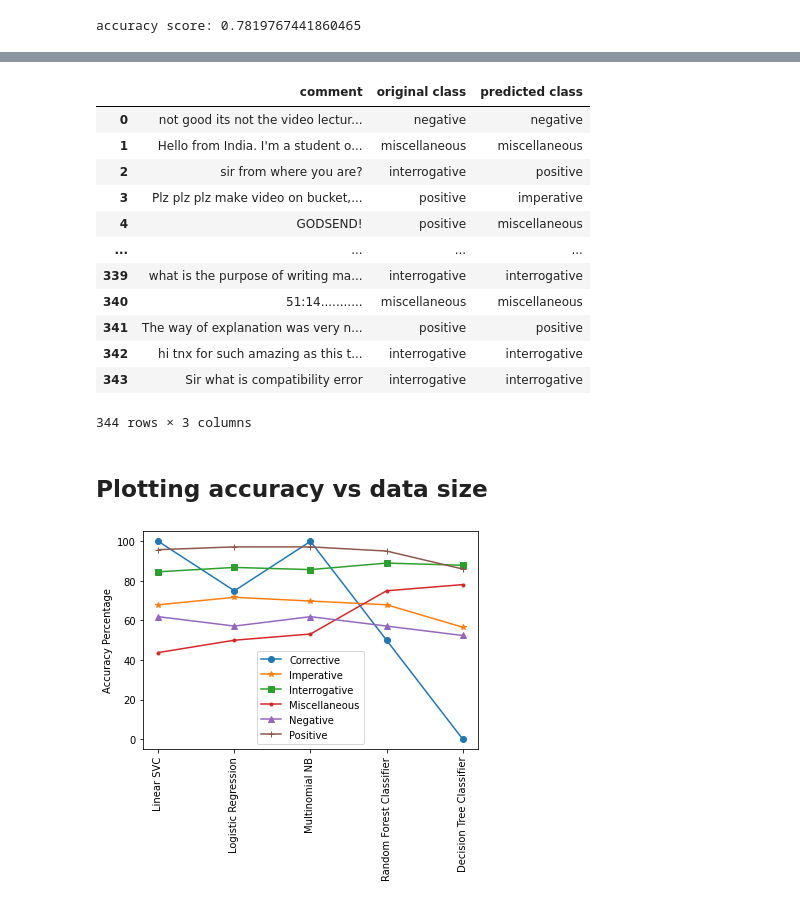
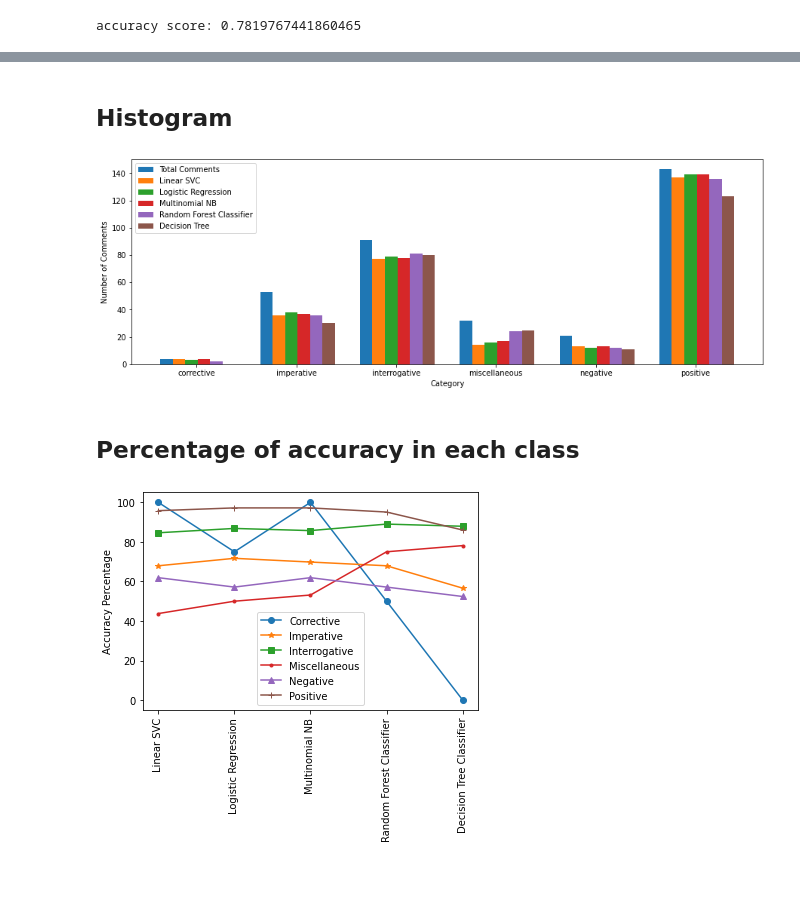
Before and after one commit to Rhitabrat/youtube-comments-categorization, a Jupyter notebook: main.ipynb, the cells around one changed output, grey strips where cells are left out. Cells and saved outputs as stored; diff of their text form; code cells hidden in the pictures; blank space fills up the shorter version.

Commit message:
graphs updated with histogram

```diff
--- a/main.ipynb
+++ b/main.ipynb
@@ -358,7 +354,7 @@ y_pred = classifier.predict(X_test)
 
 # Making the Confusion Matrix
 from sklearn.metrics import confusion_matrix
-cm = confusion_matrix(y_test, y_pred)
+cm_mnb = confusion_matrix(y_test, y_pred)
 
 
 print("accuracy score: " + str(classifier.score(X_test, y_test)))
@@ -436,7 +407,7 @@ y_pred = classifier.predict(X_test)
 
 # Making the Confusion Matrix
 from sklearn.metrics import confusion_matrix
-cm = confusion_matrix(y_test, y_pred)
+cm_lsvc = confusion_matrix(y_test, y_pred)
 
 print("accuracy score: " + str(classifier.score(X_test, y_test)))
 # %% [output]
@@ -863,21 +703,51 @@ Best: 0.623160 using {'criterion': 'gini', 'max_depth': 12, 'max_features': 'sqr
 # %%
-show_prediction(y_pred, y_test)
+# show_prediction(y_pred, y_test)
-# %% [output]
-|  | comment | original class | predicted class |
-| 0 | not good its not the video lectur... | negative | negative |
-| 1 | Hello from India. I'm a student o... | miscellaneous | miscellaneous |
-| 2 | sir from where you are? | interrogative | positive |
-| 3 | Plz plz plz make video on bucket,... | positive | imperative |
-| 4 | GODSEND! | positive | miscellaneous |
-| ... | ... | ... | ... |
-| 339 | what is the purpose of writing ma... | interrogative | interrogative |
-| 340 | 51:14........... | miscellaneous | miscellaneous |
-| 341 | The way of explanation was very n... | positive | positive |
-| 342 | hi tnx for such amazing as this t... | interrogative | interrogative |
-| 343 | Sir what is compatibility error | interrogative | interrogative |
-344 rows × 3 columns
-# %% [markdown]
-## Plotting accuracy vs data size
+# %% [markdown]
+## Histogram
+# %%
+def acc_each_category(cf_matrix):
+#     total_comments = cf_matrix.sum(axis=1)
+    correctly_classified = np.diagonal(cf_matrix)
+    return correctly_classified
+
+y = cm_dt.sum(axis=1)
+# %%
+z1 = acc_each_category(cm_lsvc)
+z2 = acc_each_category(cm_lr)
+z3 = acc_each_category(cm_mnb)
+z4 = acc_each_category(cm_rf)
+z5 = acc_each_category(cm_dt)
+# %%
+import matplotlib.pyplot as plt
+
+x_tick = np.unique(y_test)
+w = 0.125
+x1 = np.array([1,2,3,4,5,6])
+x2 = x1+w
+x3 = x2+w
+x4 = x3+w
+x5 = x4+w
+x6 = x5+w
+x7 = x6+w
+
+plt.xticks(ticks=x1+0.3, labels=x_tick)
+plt.bar(x1, y, w, label = "Total Comments")
+plt.bar(x2, z1, w, label = "Linear SVC")
+plt.bar(x3, z2, w, label = "Logistic Regression",)
+plt.bar(x4, z3, w, label = "Multinomial NB",)
+plt.bar(x5, z4, w, label = "Random Forest Classifier")
+plt.bar(x6, z5, w, label = "Decision Tree")
+
+
+plt.rcParams["figure.figsize"] = (15,5)
+plt.xlabel("Category")
+plt.ylabel("Number of Comments")
+plt.legend()
+plt.show()
+# %% [output]
+[figure, added]
+# %% [markdown]
+## Percentage of accuracy in each class
 # %%
 corr = [i * 100 for i in acc_corrective]
 imp = [i * 100 for i in acc_imperative]
```
Also changed, not shown: parts of 23 cells of this notebook, 1 other file.
